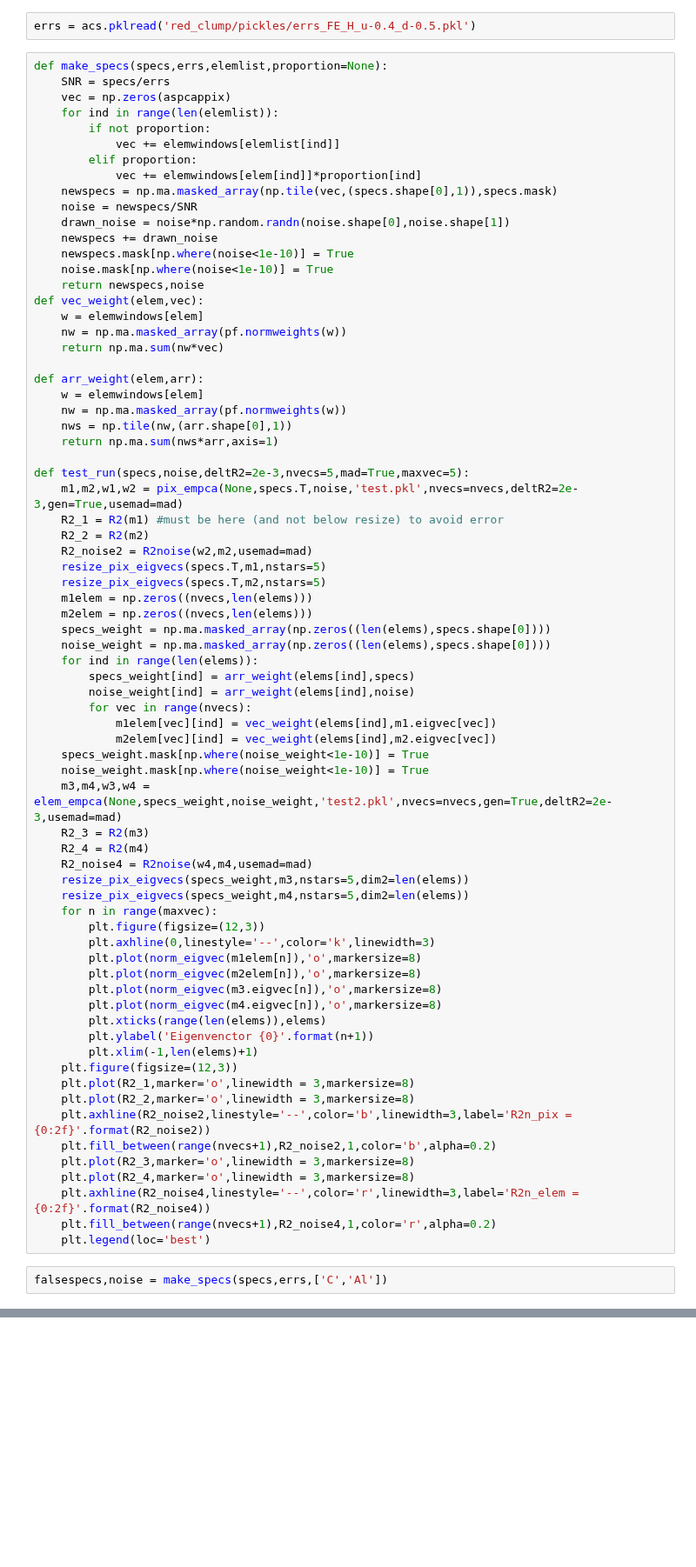
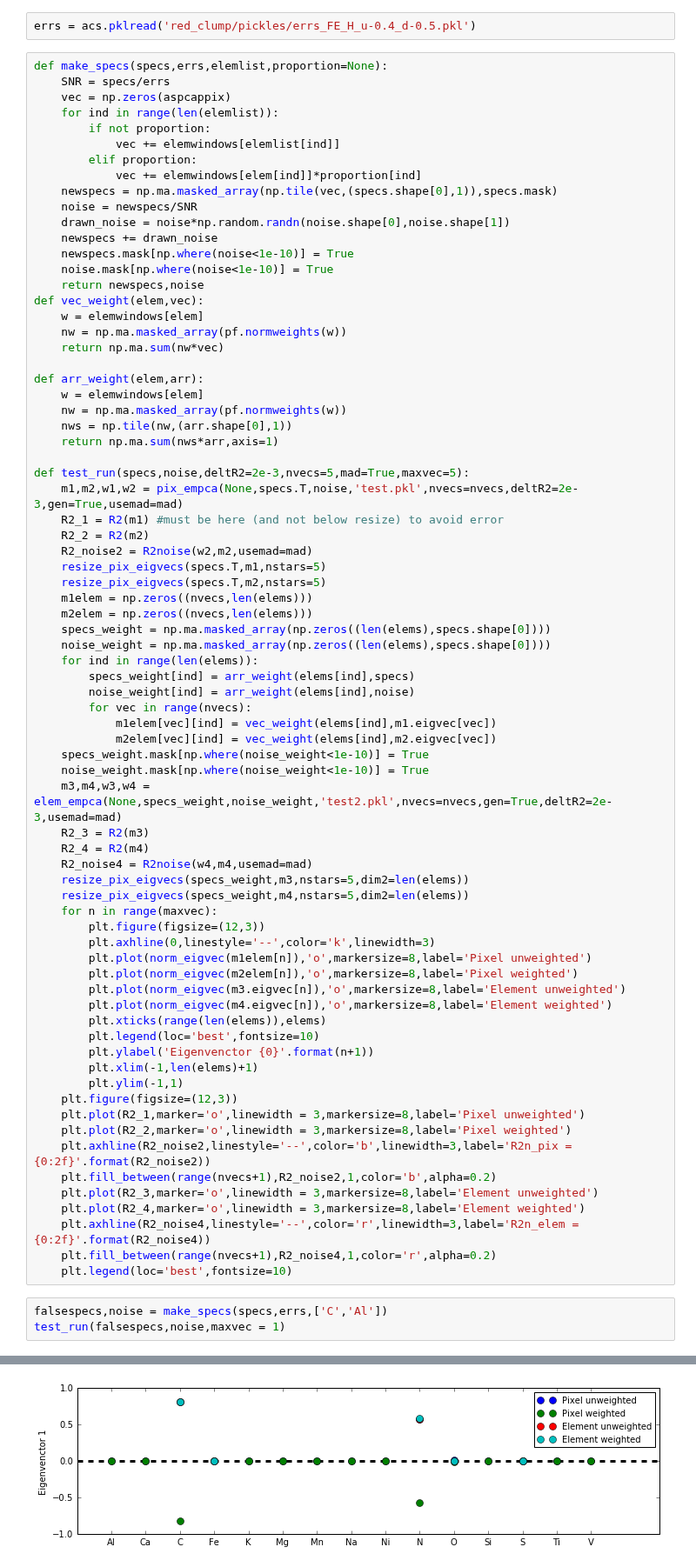
Before and after one commit to NatalieP-J/rcapogee-plots, a Jupyter notebook: test_empca.ipynb, the cells around one changed output, grey strips where cells are left out. Shown at 87% size. Cells and saved outputs as stored; diff of their text form; blank space fills up the shorter version.

Commit message:
Added labels to plots and show degeneracy between carbon and nitrogen in element space. Even with only carbon window input, nitrogen component in eigenvectors and vice versa

```diff
--- a/test_empca.ipynb
+++ b/test_empca.ipynb
@@ -73,22 +73,26 @@ def test_run(specs,noise,deltR2=2e-3,nvecs=5,mad=True,maxvec=5):
     for n in range(maxvec):
         plt.figure(figsize=(12,3))
         plt.axhline(0,linestyle='--',color='k',linewidth=3)
-        plt.plot(norm_eigvec(m1elem[n]),'o',markersize=8)
-        plt.plot(norm_eigvec(m2elem[n]),'o',markersize=8)
-        plt.plot(norm_eigvec(m3.eigvec[n]),'o',markersize=8)
-        plt.plot(norm_eigvec(m4.eigvec[n]),'o',markersize=8)
+        plt.plot(norm_eigvec(m1elem[n]),'o',markersize=8,label='Pixel unweighted')
+        plt.plot(norm_eigvec(m2elem[n]),'o',markersize=8,label='Pixel weighted')
+        plt.plot(norm_eigvec(m3.eigvec[n]),'o',markersize=8,label='Element unweighted')
+        plt.plot(norm_eigvec(m4.eigvec[n]),'o',markersize=8,label='Element weighted')
         plt.xticks(range(len(elems)),elems)
+        plt.legend(loc='best',fontsize=10)
         plt.ylabel('Eigenvenctor {0}'.format(n+1))
         plt.xlim(-1,len(elems)+1)
+        plt.ylim(-1,1)
     plt.figure(figsize=(12,3))
-    plt.plot(R2_1,marker='o',linewidth = 3,markersize=8)
-    plt.plot(R2_2,marker='o',linewidth = 3,markersize=8)
+    plt.plot(R2_1,marker='o',linewidth = 3,markersize=8,label='Pixel unweighted')
+    plt.plot(R2_2,marker='o',linewidth = 3,markersize=8,label='Pixel weighted')
     plt.axhline(R2_noise2,linestyle='--',color='b',linewidth=3,label='R2n_pix = {0:2f}'.format(R2_noise2))
     plt.fill_between(range(nvecs+1),R2_noise2,1,color='b',alpha=0.2)
-    plt.plot(R2_3,marker='o',linewidth = 3,markersize=8)
-    plt.plot(R2_4,marker='o',linewidth = 3,markersize=8)
+    plt.plot(R2_3,marker='o',linewidth = 3,markersize=8,label='Element unweighted')
+    plt.plot(R2_4,marker='o',linewidth = 3,markersize=8,label='Element weighted')
     plt.axhline(R2_noise4,linestyle='--',color='r',linewidth=3,label='R2n_elem = {0:2f}'.format(R2_noise4))
     plt.fill_between(range(nvecs+1),R2_noise4,1,color='r',alpha=0.2)
-    plt.legend(loc='best')
+    plt.legend(loc='best',fontsize=10)
 # %%
 falsespecs,noise = make_specs(specs,errs,['C','Al'])
+test_run(falsespecs,noise,maxvec = 1)
+# %% [output]
@@ -94,0 +110 @@ falsespecs,noise = make_specs(specs,errs,['C','Al'])
+[figure, added]
```
Also changed, not shown: parts of 4 cells of this notebook.
